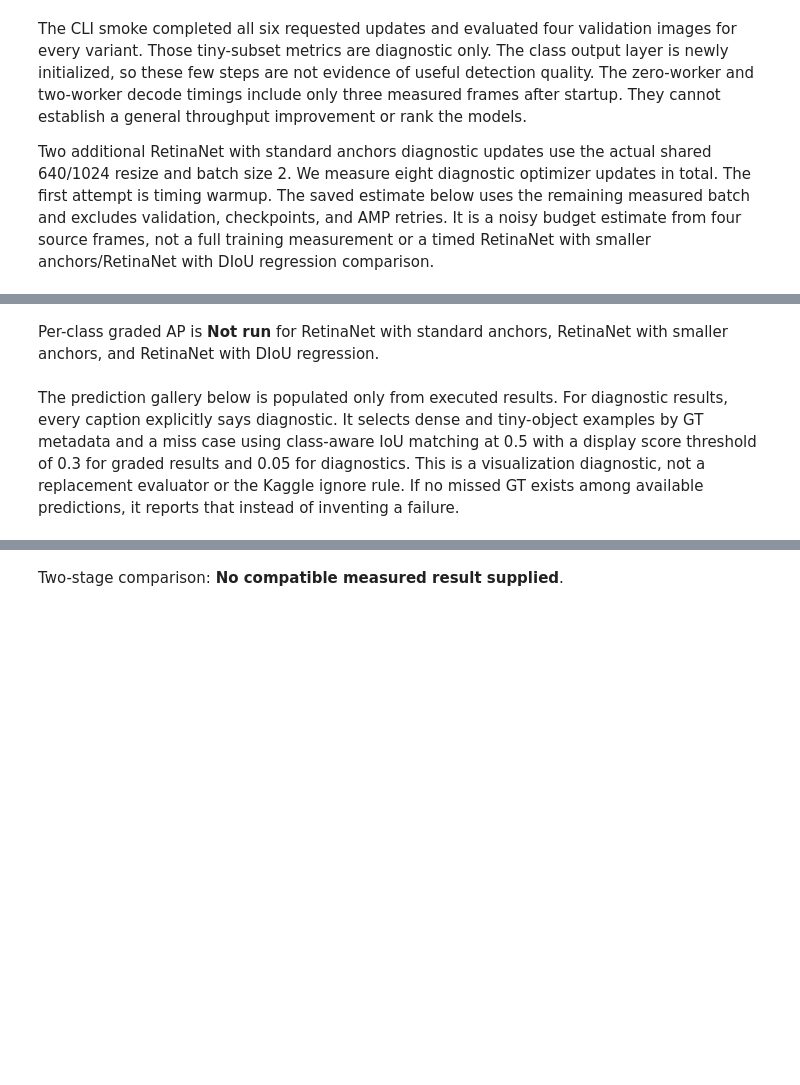
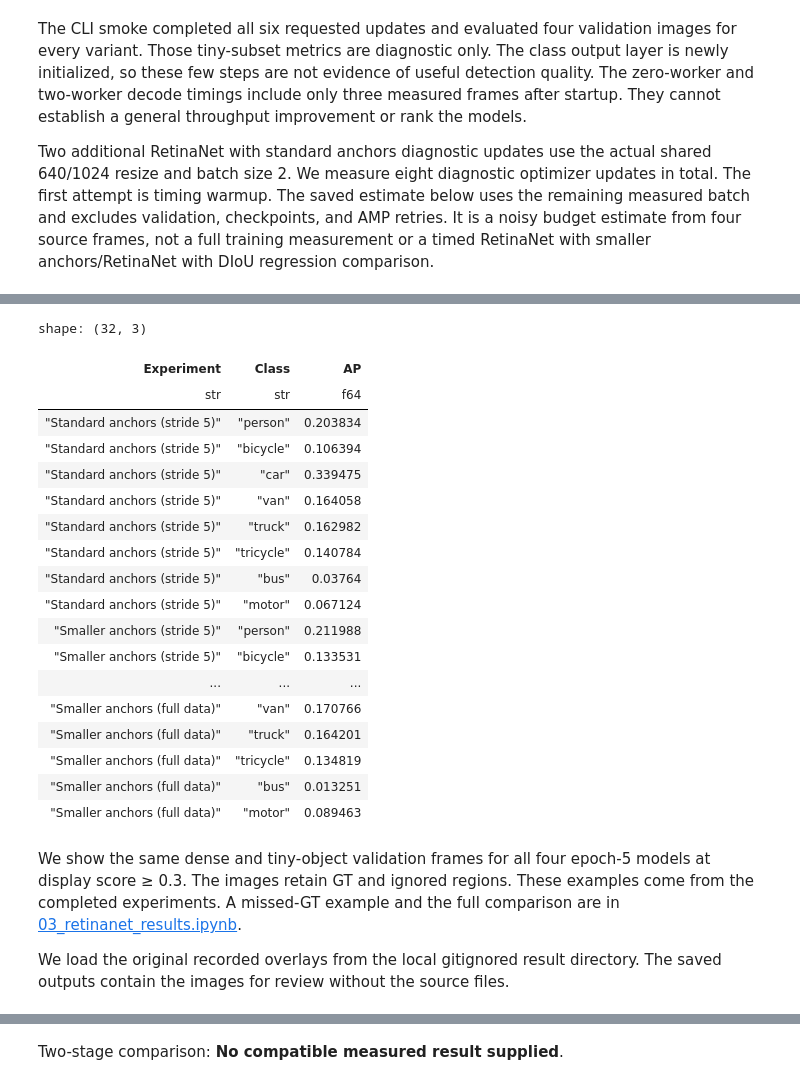
Before and after one commit to ke1rro/hm2, a Jupyter notebook: notebooks/02_retinanet.ipynb, the cells around one changed output, grey strips where cells are left out. Saved outputs shown, nothing was run; the diff lists cells and outputs as text; code cells hidden in the pictures; blank space fills up the shorter version.

```diff
--- a/notebooks/02_retinanet.ipynb
+++ b/notebooks/02_retinanet.ipynb
@@ -701,36 +719,58 @@ shape: (3, 8)
 # %%
 per_class_rows = [
-    {"Run": experiment_label(run), "Class": name, "AP": result["metrics"]["per_class_ap"][name]}
-    for run, result in graded_results.items()
+    {
+        "Experiment": PLOT_LABELS[run],
+        "Class": name,
+        "AP": result["metrics"][-1]["metrics"]["per_class_ap"][name],
+    }
+    for run, result in experiment_records.items()
     for name in CLASS_NAMES
 ]
-if per_class_rows:
-    per_class = pl.from_dicts(per_class_rows)
-    display(per_class)
-    display(
-        px.bar(
-            per_class,
-            x="Class",
-            y="AP",
-            color="Run",
-            barmode="group",
-            title="Full-validation AP by class",
-            labels={"AP": "COCO AP"},
-        )
-    )
-else:
-    display(
-        Markdown(
-            "Per-class graded AP is **Not run** for the standard-anchor, smaller-anchor, and DIoU variants."
-        )
-    )
+per_class = pl.from_dicts(per_class_rows)
+display(per_class)
+figure = px.bar(
+    per_class,
+    x="Class",
+    y="AP",
+    color="Experiment",
+    color_discrete_map=PLOT_COLORS,
+    barmode="group",
+    title="Validation AP by class at epoch 5",
+)
+figure.update_layout(
+    width=1000,
+    height=450,
+    autosize=False,
+    margin={"l": 55, "r": 20, "t": 65, "b": 120},
+    legend={"orientation": "h", "x": 0, "y": -0.18, "yanchor": "top", "title_text": ""},
+)
+figure.show(renderer="plotly_mimetype", config={"responsive": False})
 # %% [output]
-Per-class graded AP is **Not run** for RetinaNet with standard anchors, RetinaNet with smaller anchors, and RetinaNet with DIoU regression.
+shape: (32, 3)
+| Experiment | Class | AP |
+| str | str | f64 |
+| "Standard anchors (stride 5)" | "person" | 0.203834 |
+| "Standard anchors (stride 5)" | "bicycle" | 0.106394 |
+| "Standard anchors (stride 5)" | "car" | 0.339475 |
+| "Standard anchors (stride 5)" | "van" | 0.164058 |
+| "Standard anchors (stride 5)" | "truck" | 0.162982 |
+| "Standard anchors (stride 5)" | "tricycle" | 0.140784 |
+| "Standard anchors (stride 5)" | "bus" | 0.03764 |
+| "Standard anchors (stride 5)" | "motor" | 0.067124 |
+| "Smaller anchors (stride 5)" | "person" | 0.211988 |
+| "Smaller anchors (stride 5)" | "bicycle" | 0.133531 |
+| ... | ... | ... |
+| "Smaller anchors (full data)" | "van" | 0.170766 |
+| "Smaller anchors (full data)" | "truck" | 0.164201 |
+| "Smaller anchors (full data)" | "tricycle" | 0.134819 |
+| "Smaller anchors (full data)" | "bus" | 0.013251 |
+| "Smaller anchors (full data)" | "motor" | 0.089463 |
 # %% [markdown]
-The prediction gallery below is populated only from executed results. For diagnostic
-results, every caption explicitly says diagnostic. It selects dense and tiny-object
-examples by GT metadata and a miss case using class-aware IoU matching at 0.5 with a
-display score threshold of 0.3 for graded results and 0.05 for diagnostics. This is a visualization diagnostic, not a
-replacement evaluator or the Kaggle ignore rule. If no missed GT exists among available
-predictions, it reports that instead of inventing a failure.
+We show the same dense and tiny-object validation frames for all four epoch-5
+models at display score ≥ 0.3. The images retain GT and ignored regions. These
+examples come from the completed experiments. A missed-GT example and the full
+comparison are in [03_retinanet_results.ipynb](03_retinanet_results.ipynb).
+
+We load the original recorded overlays from the local gitignored result directory.
+The saved outputs contain the images for review without the source files.
 # %%
```
Also changed, not shown: parts of 12 cells of this notebook, 6 other files.
